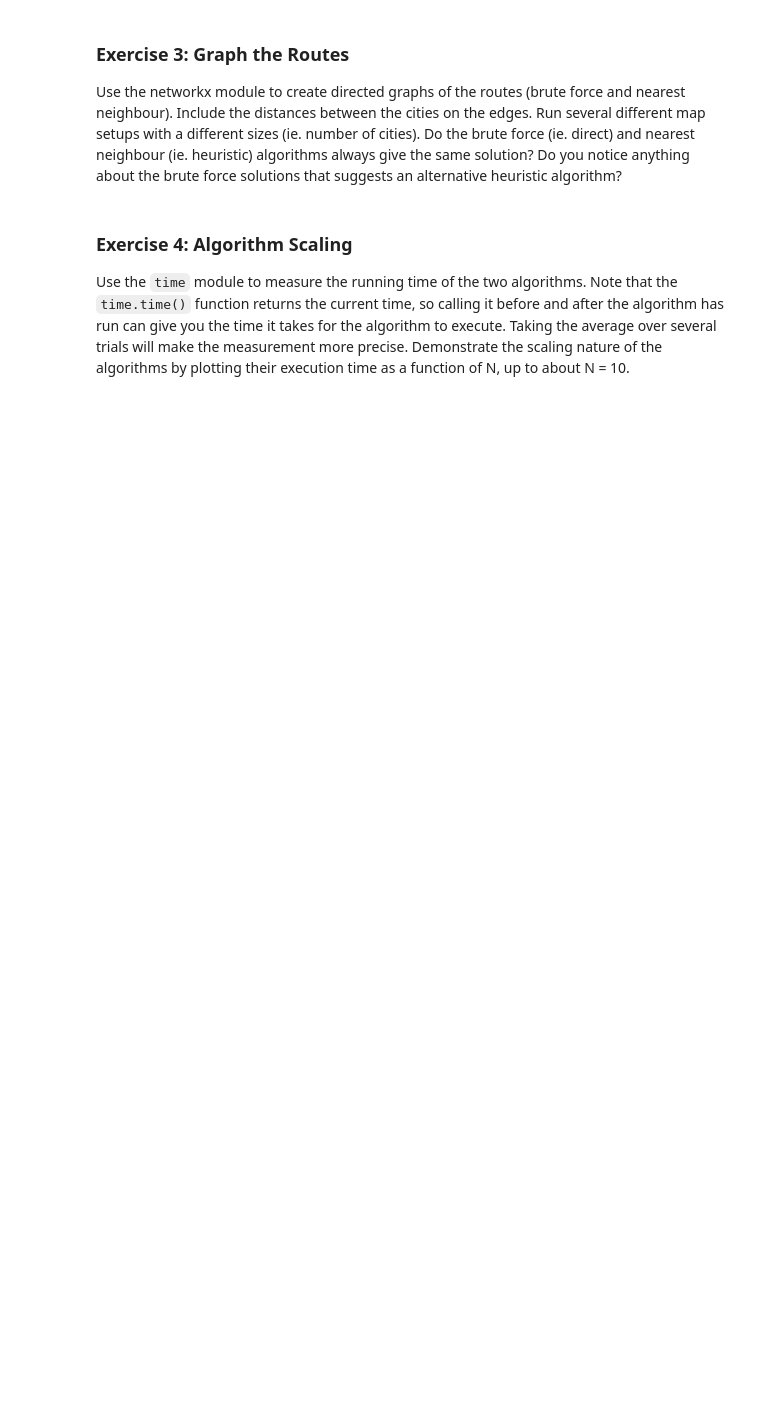
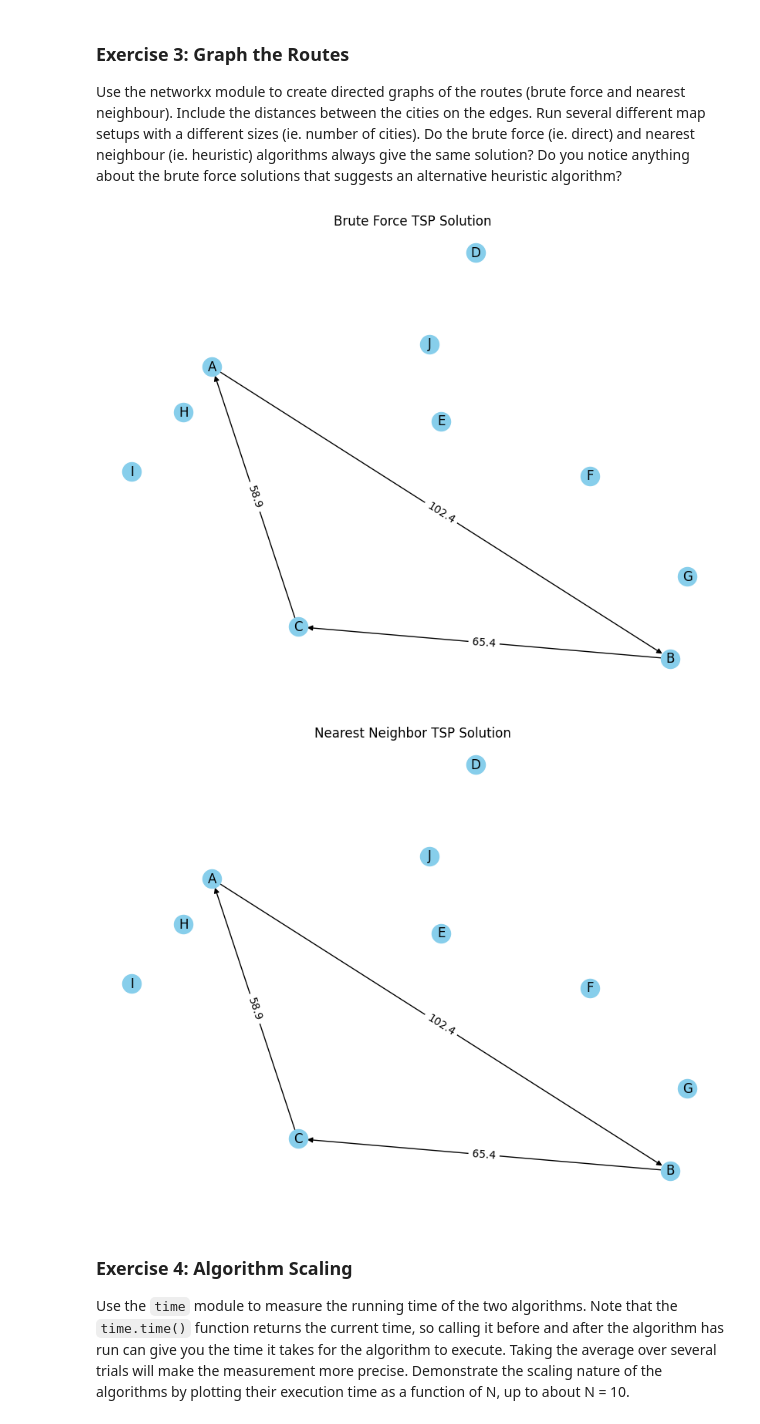
Before and after one commit to Garvaneja/comp215, a Jupyter notebook: labs/lab05_scaling.ipynb, the cells around one changed output. Saved outputs shown, nothing was run; the diff lists cells and outputs as text; code cells hidden in the pictures; blank space fills up the shorter version.

```diff
--- a/labs/lab05_scaling.ipynb
+++ b/labs/lab05_scaling.ipynb
@@ -161,3 +149,33 @@ def graph_routes(city_map, distances):
+# %%
+import networkx as nx
+import matplotlib.pyplot as plt
+
+def plot_route(city_map, route,title="TSP Route"):
+    graph = nx.DiGraph()
+
+
+    graph.add_nodes_from(city_map)
+
+
+    for i in range(len(route) - 1):
+        city1, city2 = route[i], route[i+1]
+        graph.add_edge(city1, city2, weight=distance(city1, city2, city_map))
+
+    positions = city_map
+    edge_labels = nx.get_edge_attributes(graph, 'weight')
+
+    plt.figure(figsize=(8, 6))
+    nx.draw(graph, positions, with_labels=True, node_color="skyblue", edge_color="black", arrows=True)
+    nx.draw_networkx_edge_labels(graph, positions, edge_labels=edge_labels)
+    plt.title(title)
+    plt.show()
+
+
+plot_route(city_map, best_route, "Brute Force TSP Solution")
+plot_route(city_map, nn_route, "Nearest Neighbor TSP Solution")
+# %% [output]
+[figure, added]
+[figure, added]
 # %% [markdown]
 ### Exercise 4: Algorithm Scaling
 
```
Also changed, not shown: parts of 5 cells of this notebook.
